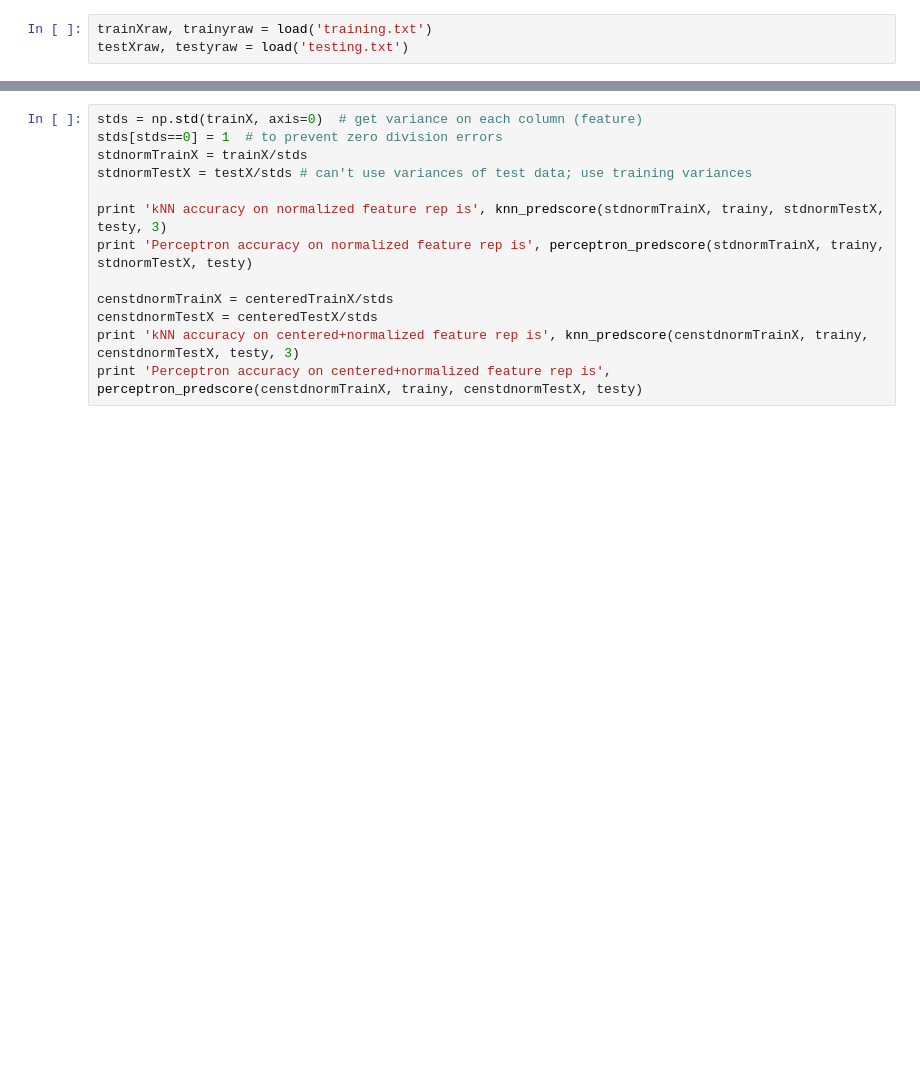
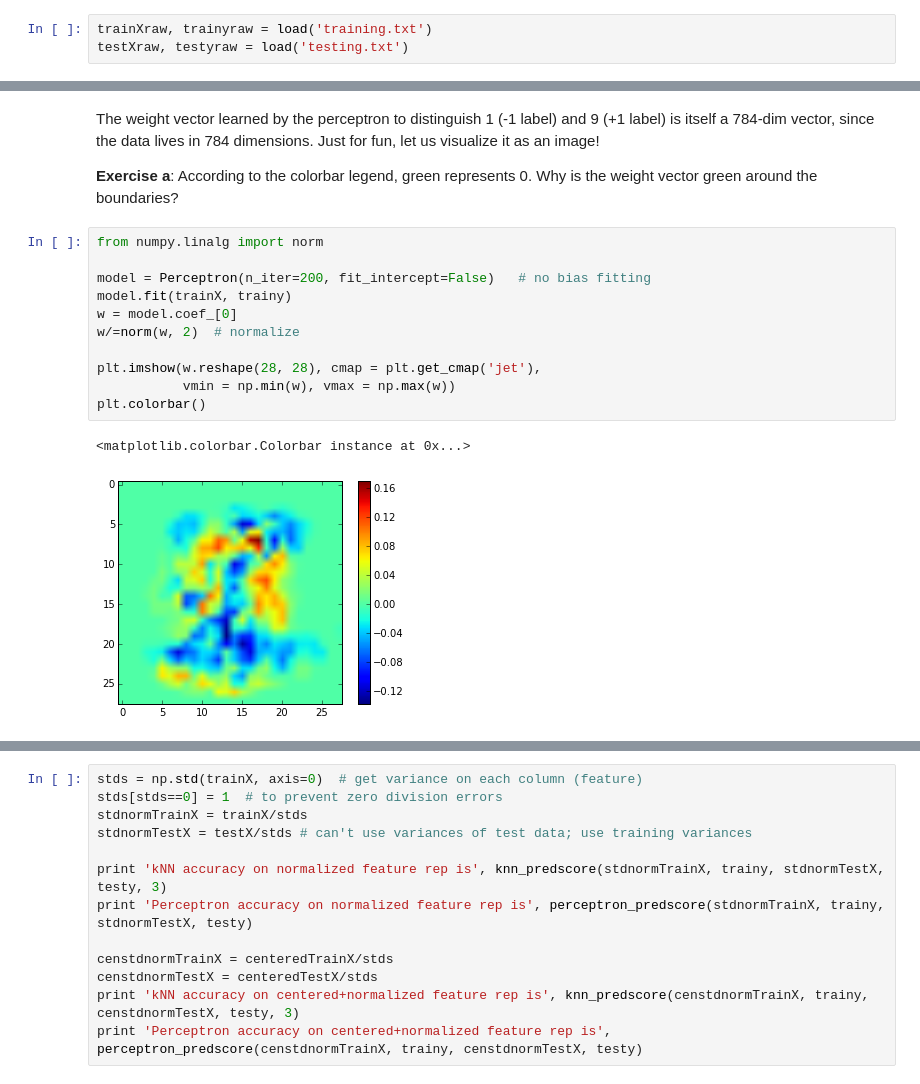
Before and after one commit to sunnyyy/python-notebooks, a Jupyter notebook: featsmnist.ipynb, the cells around one changed output, grey strips where cells are left out. Drawn from its saved outputs; the diff is of its cells as text; blank space fills up the shorter version.

Commit message:
some toy data

```diff
--- a/featsmnist.ipynb
+++ b/featsmnist.ipynb
@@ -72,0 +94,18 @@ plt.imshow(meanimg.reshape(28, 28), interpolation='none', cmap = plt.get_cmap('g
+# %% [markdown]
+The weight vector learned by the perceptron to distinguish 1 (-1 label) and 9 (+1 label) is itself a 784-dim vector, since the data lives in 784 dimensions. Just for fun, let us visualize it as an image!
+
+**Exercise a**: According to the colorbar legend, green represents 0. Why is the weight vector green around the boundaries?
+# %%
+from numpy.linalg import norm
+
+model = Perceptron(n_iter=200, fit_intercept=False)   # no bias fitting
+model.fit(trainX, trainy)
+w = model.coef_[0]
+w/=norm(w, 2)  # normalize
+
+plt.imshow(w.reshape(28, 28), cmap = plt.get_cmap('jet'),
+           vmin = np.min(w), vmax = np.max(w))
+plt.colorbar()
+# %% [output]
+<matplotlib.colorbar.Colorbar instance at 0x...>
+[figure, added]
```
Also changed, not shown: parts of 21 cells of this notebook.
